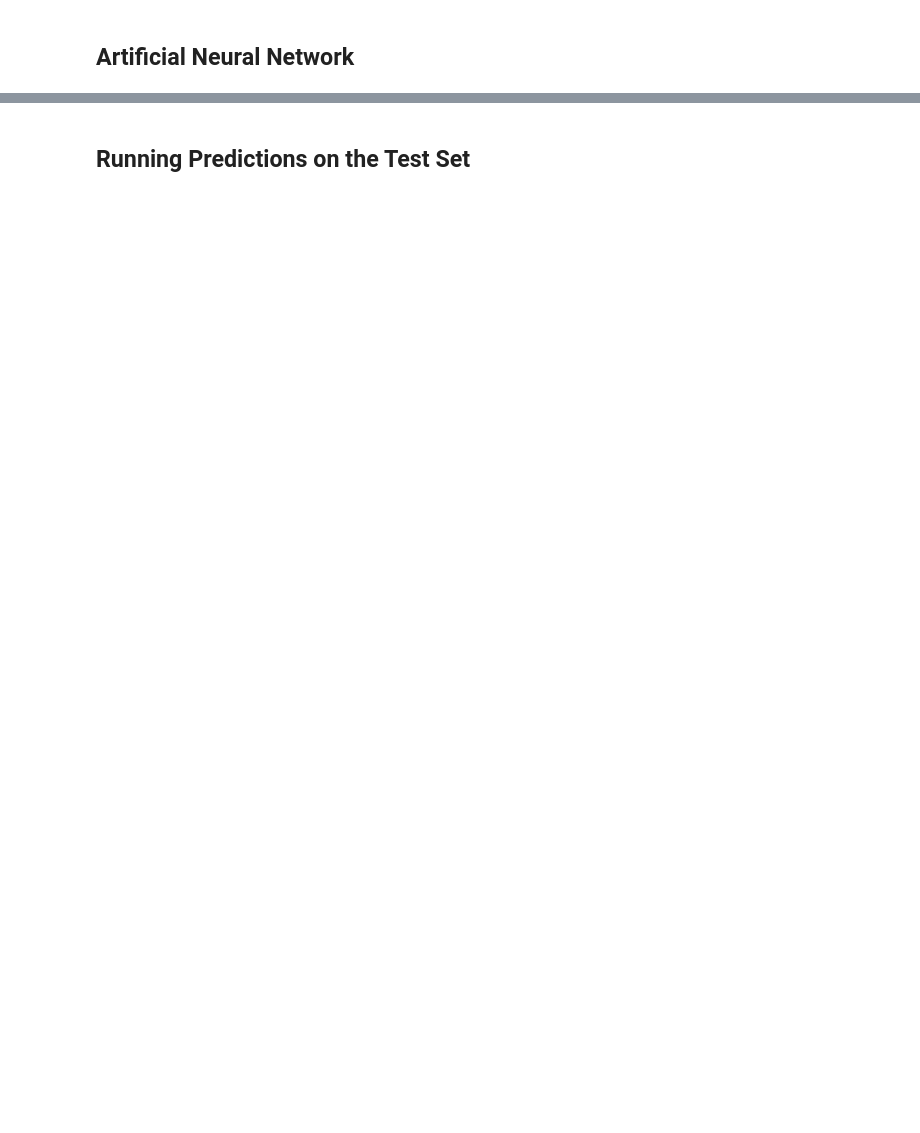
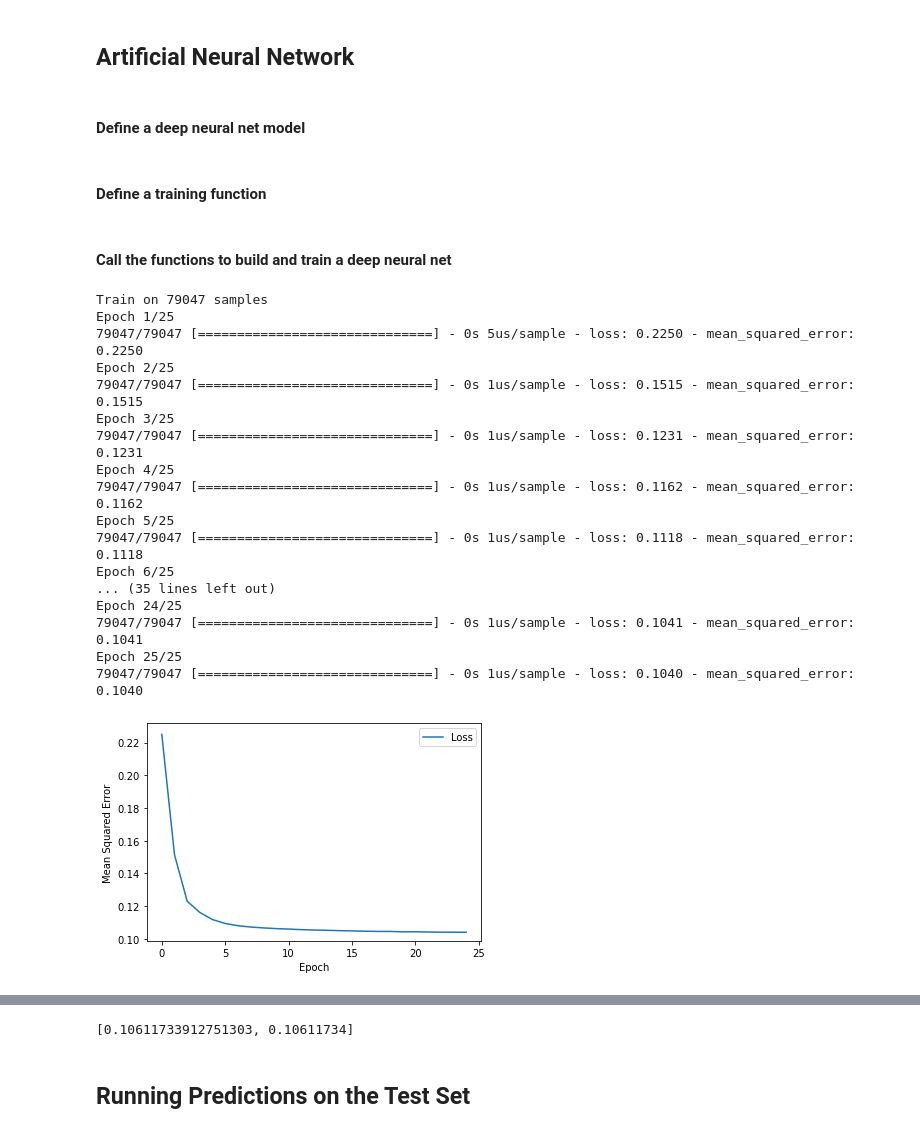
Before and after one commit to mwiwids/Assignment5-DPS4-1, a Jupyter notebook: rain_tomorrow.ipynb, the cells around one changed output, grey strips where cells are left out. Drawn from its saved outputs; the diff is of its cells as text; code cells hidden in the pictures; blank space fills up the shorter version.

```diff
--- a/rain_tomorrow.ipynb
+++ b/rain_tomorrow.ipynb
@@ -54,2 +105,2 @@ classifier.compile(optimizer= "adam",loss = "binary_crossentropy",metrics = ["ac
-# %%
-classifier.fit(X_train, y_train, batch_size = 500, epochs = 25)
+# %% [markdown]
+#### Define a deep neural net model
@@ -55,0 +123,53 @@ classifier.fit(X_train, y_train, batch_size = 500, epochs = 25)
+# %% [markdown]
+#### Define a training function
+# %%
+def train_model(model, features_arr, label_arr, epochs,
+                batch_size=None):
+    history = model.fit(features_arr, label_arr, batch_size, epochs )
+
+    # The list of epochs is stored separately from the rest of history.
+    epochs = history.epoch
+
+    # To track the progression of training, gather a snapshot
+    # of the model's mean squared error at each epoch.
+    hist = pd.DataFrame(history.history)
+    mse = hist["mean_squared_error"]
+
+    return epochs, mse
+# %% [markdown]
+#### Call the functions to build and train a deep neural net
+# %%
+# The following variables are the hyperparameters.
+learning_rate = 0.01
+epochs = 25
+batch_size = 5000
+
+# Establish the model's topography.
+my_model = create_model(learning_rate)
+
+# Train the model
+epochs, mse = train_model(my_model, X_train, y_train, epochs,
+                          batch_size)
+plot_the_loss_curve(epochs, mse)
+
+print("\n Evaluate the new model against the test set:")
+my_model.evaluate(x = X_test, y = y_test, batch_size=batch_size)
+# %% [output]
+Train on 79047 samples
+Epoch 1/25
+79047/79047 [==============================] - 0s 5us/sample - loss: 0.2250 - mean_squared_error: 0.2250
+Epoch 2/25
+79047/79047 [==============================] - 0s 1us/sample - loss: 0.1515 - mean_squared_error: 0.1515
+Epoch 3/25
+79047/79047 [==============================] - 0s 1us/sample - loss: 0.1231 - mean_squared_error: 0.1231
+Epoch 4/25
+79047/79047 [==============================] - 0s 1us/sample - loss: 0.1162 - mean_squared_error: 0.1162
+Epoch 5/25
+79047/79047 [==============================] - 0s 1us/sample - loss: 0.1118 - mean_squared_error: 0.1118
+Epoch 6/25
+... (35 lines left out)
+Epoch 24/25
+79047/79047 [==============================] - 0s 1us/sample - loss: 0.1041 - mean_squared_error: 0.1041
+Epoch 25/25
+79047/79047 [==============================] - 0s 1us/sample - loss: 0.1040 - mean_squared_error: 0.1040
+[figure, added]
@@ -56,3 +178,4 @@ classifier.fit(X_train, y_train, batch_size = 500, epochs = 25)
+[0.10611733912751303, 0.10611734]
 # %% [markdown]
 ## Running Predictions on the Test Set
 # %%
```
Also changed, not shown: parts of 20 cells of this notebook.
